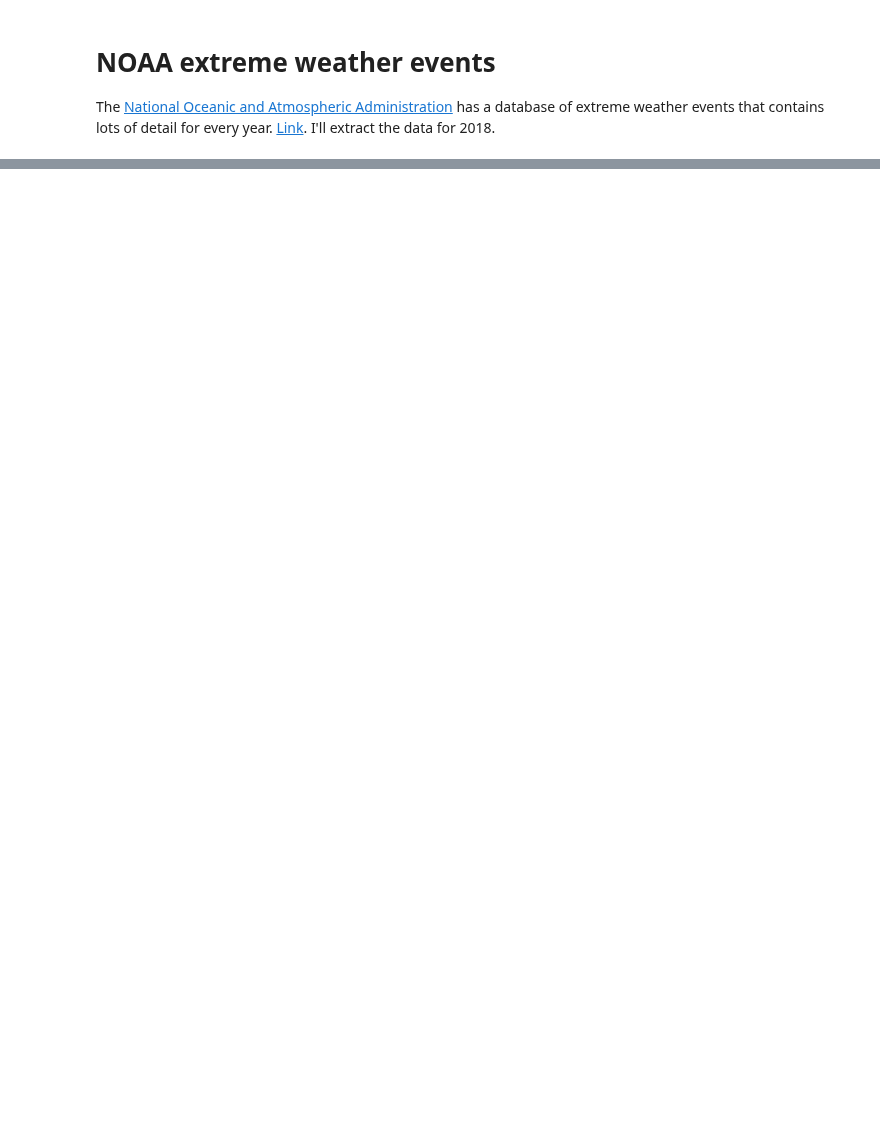
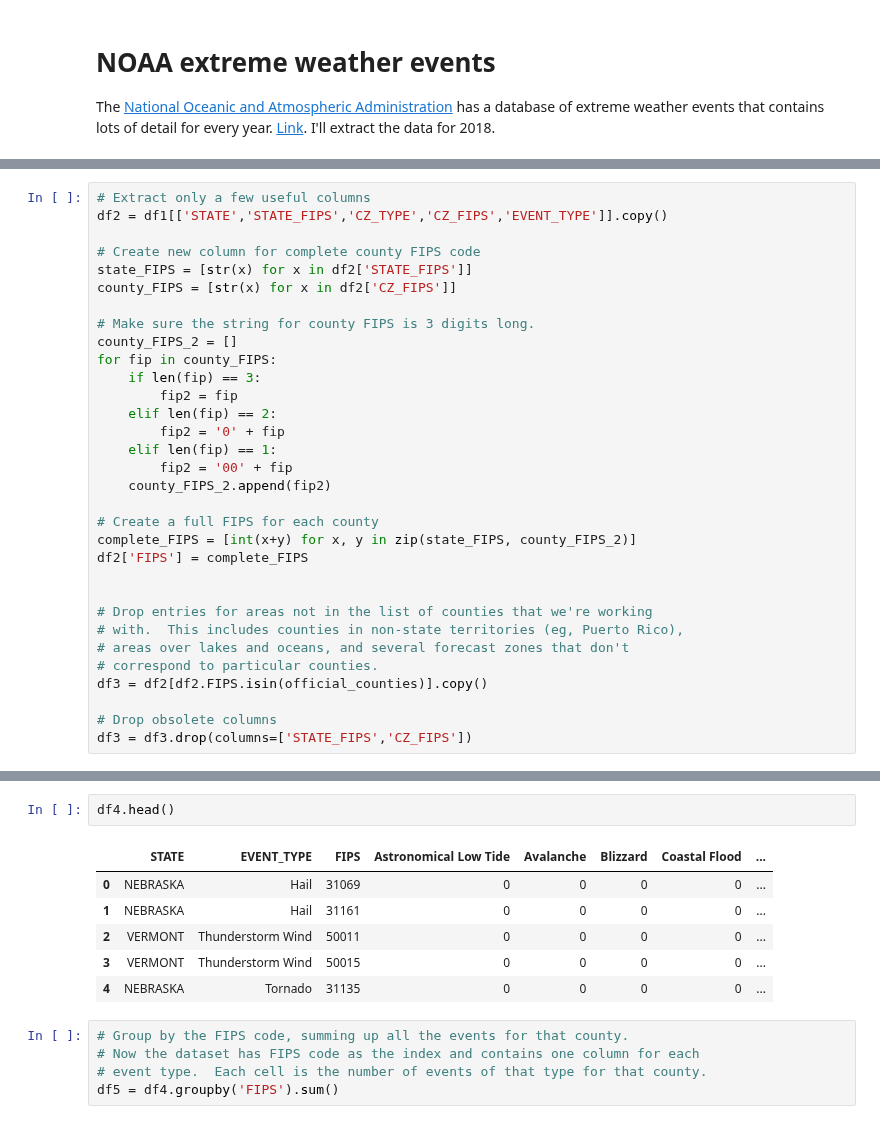
Before and after one commit to labs12-should-i-live-here/DS, a Jupyter notebook: notebooks/DMA4 - NOAA storms by county.ipynb, the cells around one changed output, grey strips where cells are left out. Cells and saved outputs as stored; diff of their text form; blank space fills up the shorter version.

```diff
--- a/notebooks/DMA4 - NOAA storms by county.ipynb
+++ b/notebooks/DMA4 - NOAA storms by county.ipynb
@@ -99,0 +411,32 @@ df2.head()
+# %%
+# Extract only a few useful columns
+df2 = df1[['STATE','STATE_FIPS','CZ_TYPE','CZ_FIPS','EVENT_TYPE']].copy()
+
+# Create new column for complete county FIPS code
+state_FIPS = [str(x) for x in df2['STATE_FIPS']]
+county_FIPS = [str(x) for x in df2['CZ_FIPS']]
+
+# Make sure the string for county FIPS is 3 digits long.
+county_FIPS_2 = []
+for fip in county_FIPS:
+    if len(fip) == 3:
+        fip2 = fip
+    elif len(fip) == 2:
+        fip2 = '0' + fip
+    elif len(fip) == 1:
+        fip2 = '00' + fip
+    county_FIPS_2.append(fip2)
+
+# Create a full FIPS for each county
+complete_FIPS = [int(x+y) for x, y in zip(state_FIPS, county_FIPS_2)]
+df2['FIPS'] = complete_FIPS
+
+
+# Drop entries for areas not in the list of counties that we're working
+# with.  This includes counties in non-state territories (eg, Puerto Rico),
+# areas over lakes and oceans, and several forecast zones that don't
+# correspond to particular counties.
+df3 = df2[df2.FIPS.isin(official_counties)].copy()
+
+# Drop obsolete columns
+df3 = df3.drop(columns=['STATE_FIPS','CZ_FIPS'])
@@ -99,0 +461,14 @@ df2.head()
+# %%
+df4.head()
+# %% [output]
+|  | STATE | EVENT_TYPE | FIPS | Astronomical Low Tide | Avalanche | Blizzard | Coastal Flood | ... |
+| 0 | NEBRASKA | Hail | 31069 | 0 | 0 | 0 | 0 | ... |
+| 1 | NEBRASKA | Hail | 31161 | 0 | 0 | 0 | 0 | ... |
+| 2 | VERMONT | Thunderstorm Wind | 50011 | 0 | 0 | 0 | 0 | ... |
+| 3 | VERMONT | Thunderstorm Wind | 50015 | 0 | 0 | 0 | 0 | ... |
+| 4 | NEBRASKA | Tornado | 31135 | 0 | 0 | 0 | 0 | ... |
+# %%
+# Group by the FIPS code, summing up all the events for that county.
+# Now the dataset has FIPS code as the index and contains one column for each
+# event type.  Each cell is the number of events of that type for that county.
+df5 = df4.groupby('FIPS').sum()
```
Also changed, not shown: parts of 71 cells of this notebook.
